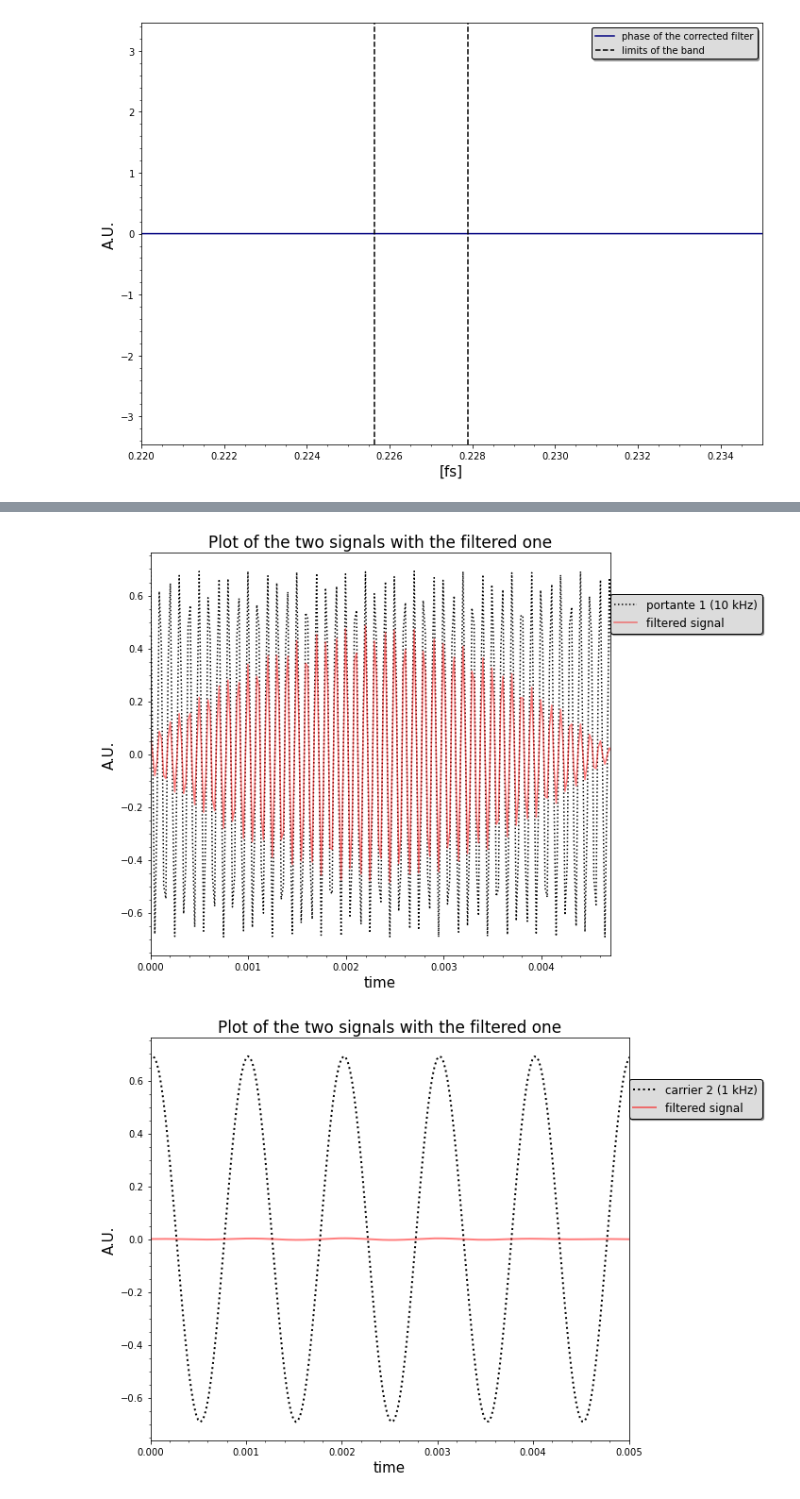
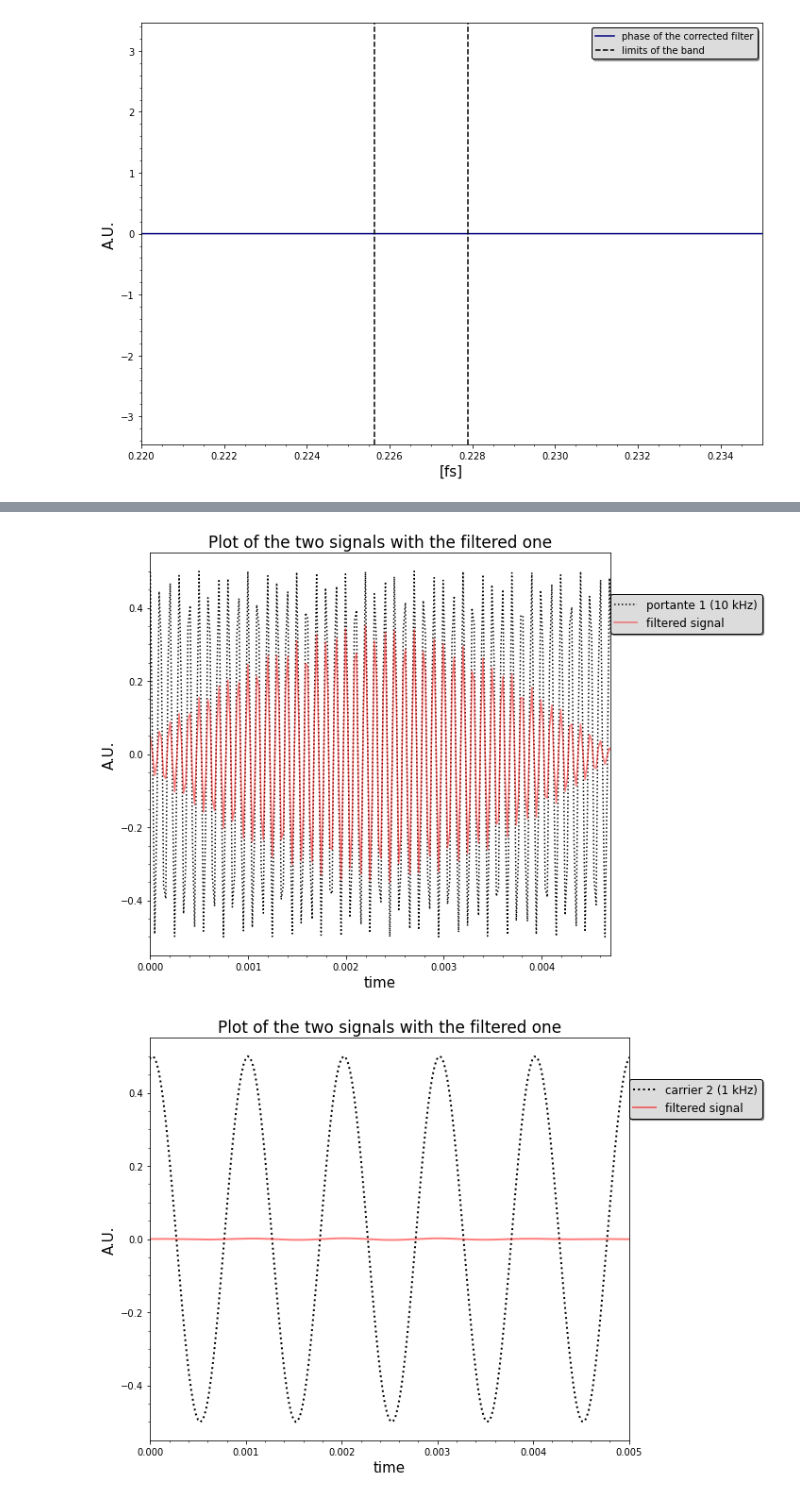
Before and after one commit to GiacomoFrn/MAPD_modA, a Jupyter notebook: python_part.ipynb, the cells around one changed output, grey strips where cells are left out. Saved outputs shown, nothing was run; the diff lists cells and outputs as text; code cells hidden in the pictures.

```diff
--- a/python_part.ipynb
+++ b/python_part.ipynb
@@ -122,20 +131,19 @@ fig.tight_layout()
 [figure]
 # %%
 # Normalize the Signal Value and Plot it on a graph
-pow_audio_signal_1 = sig_audio_1 / np.power(2, 15)      #normalizzazione
-pow_audio_signal_2 = sig_audio_2 / np.power(2, 15)
+pow_audio_signal_1 = sig_audio_1 / np.power(2, 16)      #the signals in the sum have half of the max amplitude
+pow_audio_signal_2 = sig_audio_2 / np.power(2, 16)      #otherwise distorsion
 pow_audio_signal_3 = sig_audio_3 / np.power(2, 15)
-pow_audio_signal_3 = pow_audio_signal_3[:-1]
 pow_audio_signal_4 = sig_audio_4 / np.power(2, 15)
 pow_audio_signal_4 = pow_audio_signal_4[:-1]
+pow_audio_signal_5 = sig_audio_5 / np.power(2,15)
 
 
 time_axis = np.arange(0, len(pow_audio_signal_1), 1) / float(freq_sample_1)
 #time_axis = np.linspace(0, len(pow_audio_signal_1), )
-somma = pow_audio_signal_1+pow_audio_signal_2
 
 fig, ax = plt.subplots(nrows=1, ncols=2, figsize=(13,5))
-ax[0].plot(time_axis, somma, color='slateblue', label='sum of the signal')
+ax[0].plot(time_axis, pow_audio_signal_5, color='slateblue', label='sum of the signal')
 ax[0].set_xlim(right=1/1000,left=0)
 ax[0].set_xlabel('time', fontsize=15)
 ax[0].legend(shadow=True, framealpha=1, facecolor='gainsboro', edgecolor='black', prop={'size':10}, loc='upper right')
@@ -145,14 +153,8 @@ ax[0].minorticks_on()
 
 
 
-
-
-#CONVOLUTION BETWEEN FILTER AND THE SIGNAL
-N=len(coeff)+len(sig_audio_1)-1 #lunghezza della convoluzione (lunghezza segnale + lunghezza coefficienti - 1)
-
-
 #fft_coeff = fftpack.fft(coeff,N)    #Shift della fase
-fft_somma = fftpack.fft(somma,N)
+fft_somma = fftpack.fft(pow_audio_signal_5,N)
 out_corr = fft_somma*fft_coeff_corr
 out = fft_somma*fft_coeff
 freqs = fftpack.fftfreq(N)
@@ -211,14 +213,14 @@ freqs = fftpack.fftfreq(N)
 idx=np.argsort(freqs)
 #TIME DOMAIN FILTERED SIGNAL
 time_output = fftpack.ifft(out,N)
-time_output_corr = fftpack.ifft(out_corr,N)
+time_output_corr_2 = fftpack.ifft(out_corr,N)
 #print(time_output)
 time_output=time_output[numtaps-1:]
-time_output_corr=time_output_corr[numtaps-1:]
+time_output_corr_2=time_output_corr_2[numtaps-1:]
 fig, ax = plt.subplots(nrows=1, ncols=1, figsize=(10,7))
 #ax.plot(time_axis-(10/freq_sample_1),pow_audio_signal_1,color='blue', label='10 kHz signal', alpha=0.5)# Non prendiamo i primi 10, quindi shiftiamo l'11 al primo posto
 ax.plot(time_axis-(10/freq_sample_1),pow_audio_signal_1,':',color='black', label='portante 1 (10 kHz)') #portnate_1
-ax.plot(time_axis,time_output_corr,color='red', label='filtered signal', alpha=0.5)
+ax.plot(time_axis,time_output_corr_2,color='red', label='filtered signal', alpha=0.5)
 ax.set_xlim(left=0, right=4.7/1000)
 ax.set_xlabel('time', fontsize=15)
 ax.set_ylabel('A.U.', fontsize=15)
@@ -230,38 +232,35 @@ ax.minorticks_on()
 # rossa = filtrato, blu=modulante=segnale utile, nera = portante
 fig.tight_layout()
 # %% [output]
-[figure, old version]
+[figure, new version]
 # %%
 multiplication_2 = pow_audio_signal_4*pow_audio_signal_2 # modulante * portante_2
-
-#CONVOLUTION BETWEEN FILTER AND THE SIGNAL
-N=len(coeff)+len(sig_audio_1)-1 #lunghezza della convoluzione (lunghezza segnale + lunghezza coefficienti - 1)
 
 
 #fft_coeff = fftpack.fft(coeff,N)    #Shift della fase
 fft_multiplication_2 = fftpack.fft(multiplication_2,N)
 out_corr_p2 = fft_multiplication_2*fft_coeff_corr
 out_p2 = fft_multiplication_2*fft_coeff
 freqs = fftpack.fftfreq(N)
 idx=np.argsort(freqs)
 #TIME DOMAIN FILTERED SIGNAL
 time_output = fftpack.ifft(out_p2,N)
-time_output_corr = fftpack.ifft(out_corr_p2,N)
+time_output_corr_3 = fftpack.ifft(out_corr_p2,N)
 #print(time_output)
-time_output=time_output[numtaps-1:]
-time_output_corr=time_output_corr[numtaps-1:]
+#time_output=time_output[numtaps-1:]
+time_output_corr_3=time_output_corr_3[numtaps-1:]
 fig, ax = plt.subplots(nrows=1, ncols=1, figsize=(10,7))
 #ax.plot(time_axis-(10/freq_sample_1),pow_audio_signal_1,color='blue', label='10 kHz signal', alpha=0.5)# Non prendiamo i primi 10, quindi shiftiamo l'11 al primo posto
 ax.plot(time_axis-(10/freq_sample_1),pow_audio_signal_2,':',color='black', label='carrier 2 (1 kHz)', linewidth=2)
-ax.plot(time_axis,time_output_corr,color='red', label='filtered signal', alpha=0.5, linewidth=2)
+ax.plot(time_axis,time_output_corr_3,color='red', label='filtered signal', alpha=0.5, linewidth=2)
 ax.set_xlim(left=0, right=5/1000)
 ax.set_xlabel('time', fontsize=15)
 ax.legend(shadow=True, framealpha=1, facecolor='gainsboro', edgecolor='black', prop={'size':12}, loc=[1,0.8])
 ax.set_title('Plot of the two signals with the filtered one', fontsize=17)
 ax.set_ylabel('A.U.', fontsize=15)
 ax.minorticks_on()
 
 # rossa = filtrato, blu=modulante=segnale utile, nera = portante
 fig.tight_layout()
 # %% [output]
-[figure, old version]
+[figure, new version]
```
Also changed, not shown: parts of 9 cells of this notebook, 1 other file.
